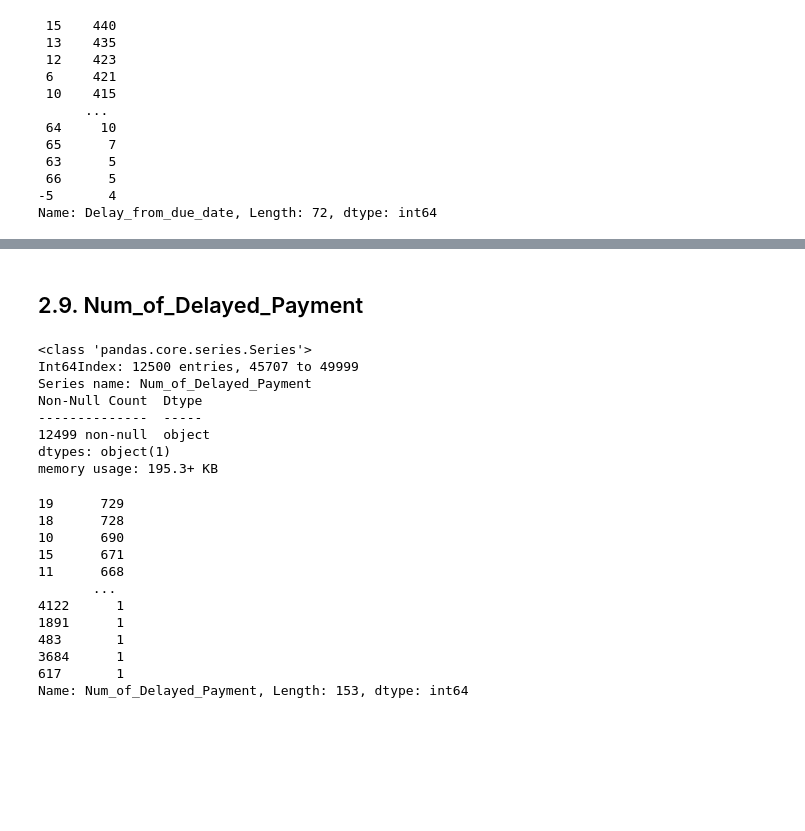
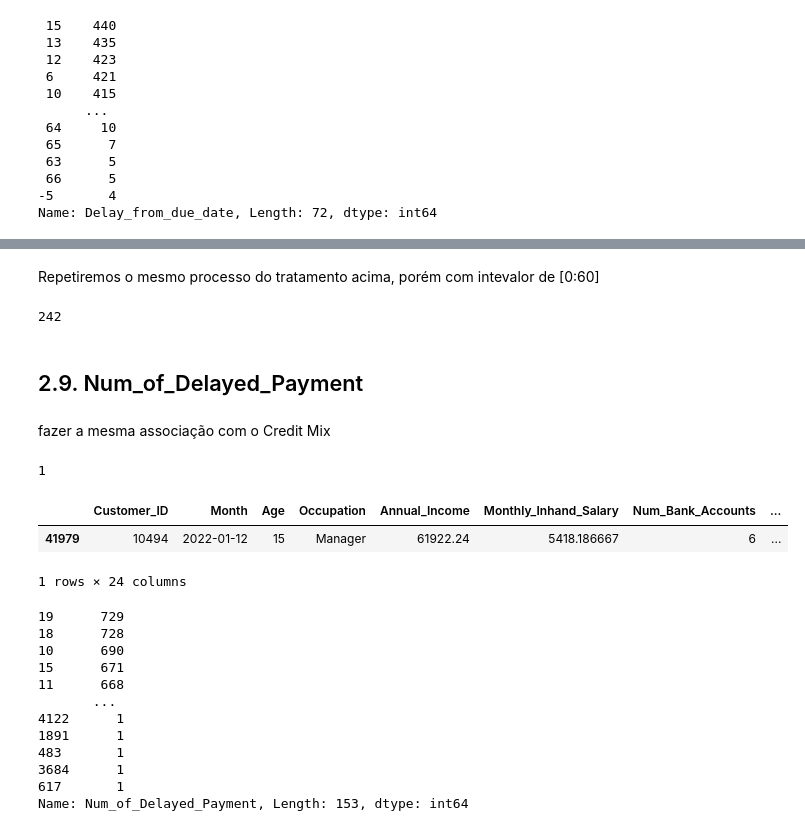
Before and after one commit to julianacamara98/intro_python_2023_ProjetoFinal, a Jupyter notebook: EDA.ipynb, the cells around one changed output, grey strips where cells are left out. Drawn from its saved outputs; the diff is of its cells as text; code cells hidden in the pictures; blank space fills up the shorter version.

```diff
--- a/EDA.ipynb
+++ b/EDA.ipynb
@@ -402,0 +407,6 @@ memory usage: 195.3 KB
+# %%
+agrupar_por_credit_mix = dados.groupby('Credit_Mix').mean()
+media_credit_cards = agrupar_por_credit_mix['Num_Credit_Card']
+df_media = pd.DataFrame({'Credit_Mix': media_credit_cards.index, 'Num_Credit_Card_Media': media_credit_cards.values})
+media_dict = df_media.set_index('Credit_Mix')['Num_Credit_Card_Media'].to_dict()
+dados['Num_Credit_Card'].fillna(dados['Credit_Mix'].map(media_dict), inplace=True)
@@ -417,0 +448,7 @@ Name: Interest_Rate, Length: 270, dtype: int64
+# %%
+dados['Interest_Rate'] = dados['Interest_Rate'].astype(int)
+
+dados['Interest_Rate'] = np.where((dados['Interest_Rate'] < 0) | (dados['Interest_Rate'] > 30),
+                            np.nan, dados['Interest_Rate'])
+
+dados['Interest_Rate'].isnull().sum()
@@ -448,16 +480,28 @@ se o número for negataivo, substituir por 0
+# %% [markdown]
+Repetiremos o mesmo processo do tratamento acima, porém com intevalor de [0:60]
+# %%
+dados['Delay_from_due_date'] = dados['Delay_from_due_date'].astype(int)
+
+dados['Delay_from_due_date'] = np.where((dados['Delay_from_due_date'] < 0) | (dados['Delay_from_due_date'] > 60),
+                            np.nan, dados['Delay_from_due_date'])
+
+dados['Delay_from_due_date'].isnull().sum()
+# %% [output]
+242
 # %% [markdown]
 ## 2.9. Num_of_Delayed_Payment
+# %% [markdown]
+fazer a mesma associação com o Credit Mix
 # %%
-dados[ 'Num_of_Delayed_Payment'].info()
+dados[ 'Num_of_Delayed_Payment'].isnull().sum()
 # %% [output]
-<class 'pandas.core.series.Series'>
-Int64Index: 12500 entries, 45707 to 49999
-Series name: Num_of_Delayed_Payment
-Non-Null Count  Dtype
---------------  -----
-12499 non-null  object
-dtypes: object(1)
-memory usage: 195.3+ KB
+1
+# %%
+dados.loc[dados[ 'Num_of_Delayed_Payment'].isnull()]
+# %% [output]
+|  | Customer_ID | Month | Age | Occupation | Annual_Income | Monthly_Inhand_Salary | Num_Bank_Accounts | ... |
+| 41979 | 10494 | 2022-01-12 | 15 | Manager | 61922.24 | 5418.186667 | 6 | ... |
+1 rows × 24 columns
 # %%
 dados['Num_of_Delayed_Payment'].value_counts()
 # %% [output]
```
Also changed, not shown: parts of 32 cells of this notebook.
